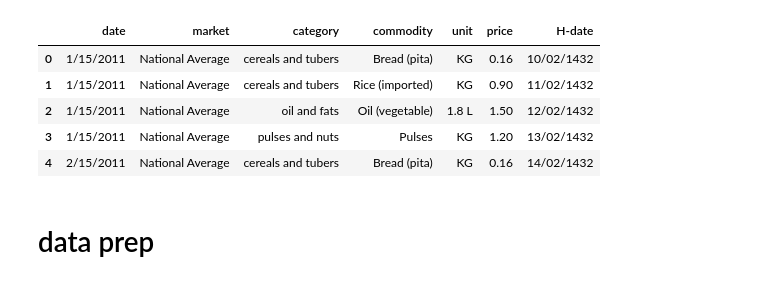
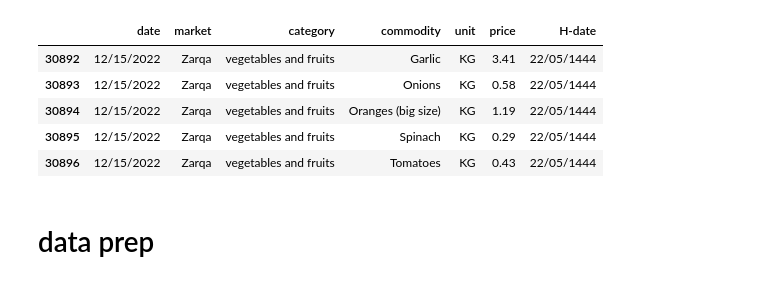
Before and after one commit to shaker113/group5_Price_Forecast, a Jupyter notebook: group_5_project.ipynb, the cells around one changed output. Saved outputs shown, nothing was run; the diff lists cells and outputs as text; code cells hidden in the pictures.

```diff
--- a/group_5_project.ipynb
+++ b/group_5_project.ipynb
@@ -7,17 +7,17 @@ from statsmodels.stats import weightstats
 # %%
 #df = pd.read_csv('jordan_food_price.csv')
 df=pd.read_csv('wfp_food_prices_jor_h_date.csv')
 population_df=pd.read_csv("Population in Jordan.csv")
 deaths_df=pd.read_excel('number of war deaths.xlsx')
 jordan_covid_df=pd.read_csv('jordan-covid-data.csv')
 world_covid_df=pd.read_csv('world-covid-data.csv')
-df.head()
+df.tail()
 # %% [output]
 |  | date | market | category | commodity | unit | price | H-date |
-| 0 | 1/15/2011 | National Average | cereals and tubers | Bread (pita) | KG | 0.16 | 10/02/1432 |
-| 1 | 1/15/2011 | National Average | cereals and tubers | Rice (imported) | KG | 0.90 | 11/02/1432 |
-| 2 | 1/15/2011 | National Average | oil and fats | Oil (vegetable) | 1.8 L | 1.50 | 12/02/1432 |
-| 3 | 1/15/2011 | National Average | pulses and nuts | Pulses | KG | 1.20 | 13/02/1432 |
-| 4 | 2/15/2011 | National Average | cereals and tubers | Bread (pita) | KG | 0.16 | 14/02/1432 |
+| 30892 | 12/15/2022 | Zarqa | vegetables and fruits | Garlic | KG | 3.41 | 22/05/1444 |
+| 30893 | 12/15/2022 | Zarqa | vegetables and fruits | Onions | KG | 0.58 | 22/05/1444 |
+| 30894 | 12/15/2022 | Zarqa | vegetables and fruits | Oranges (big size) | KG | 1.19 | 22/05/1444 |
+| 30895 | 12/15/2022 | Zarqa | vegetables and fruits | Spinach | KG | 0.29 | 22/05/1444 |
+| 30896 | 12/15/2022 | Zarqa | vegetables and fruits | Tomatoes | KG | 0.43 | 22/05/1444 |
 # %%
 catergies=['vegetables and fruits','meat, fish and eggs','non-food','oil and fats']
```
Also changed, not shown: parts of 21 cells of this notebook, 1 other file.
